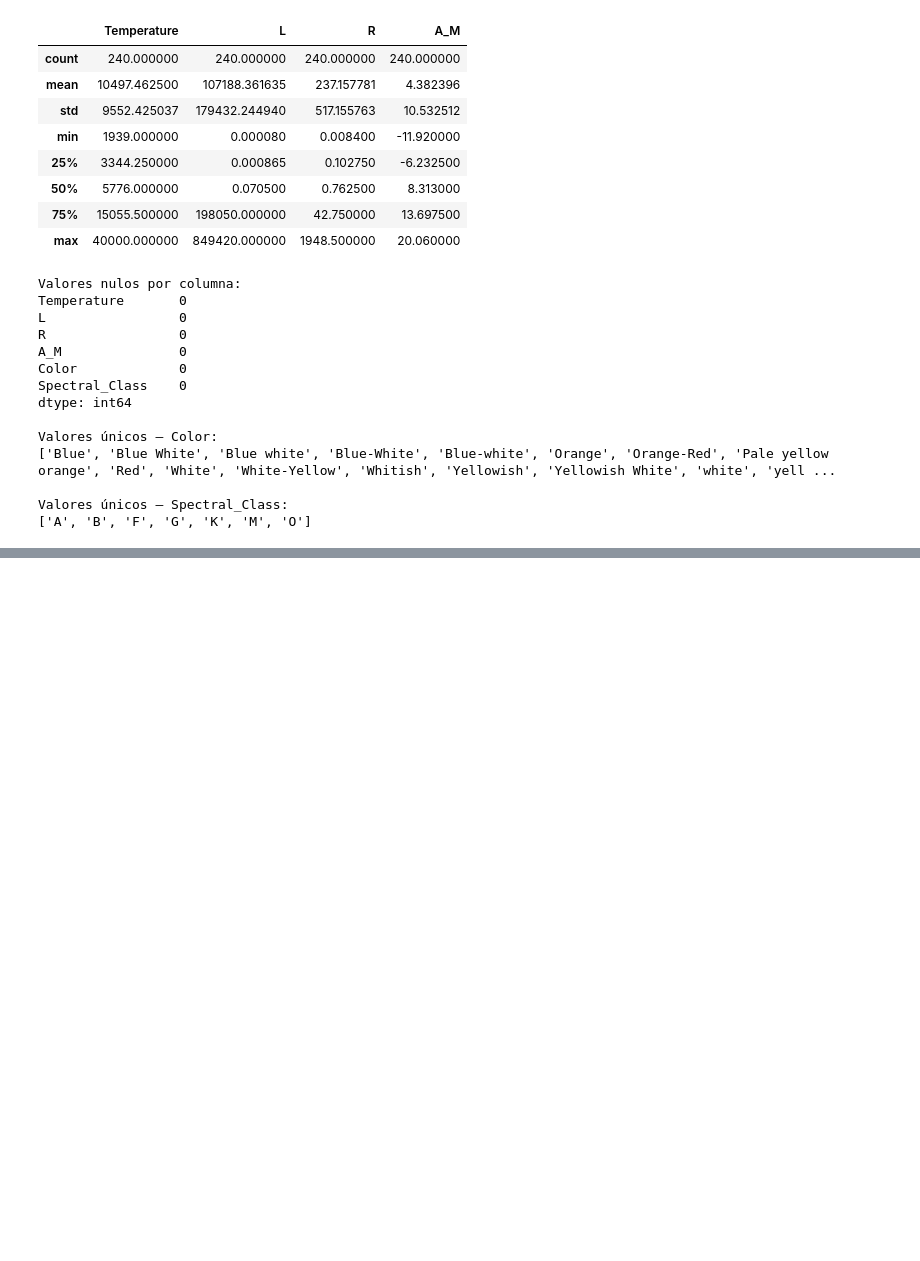
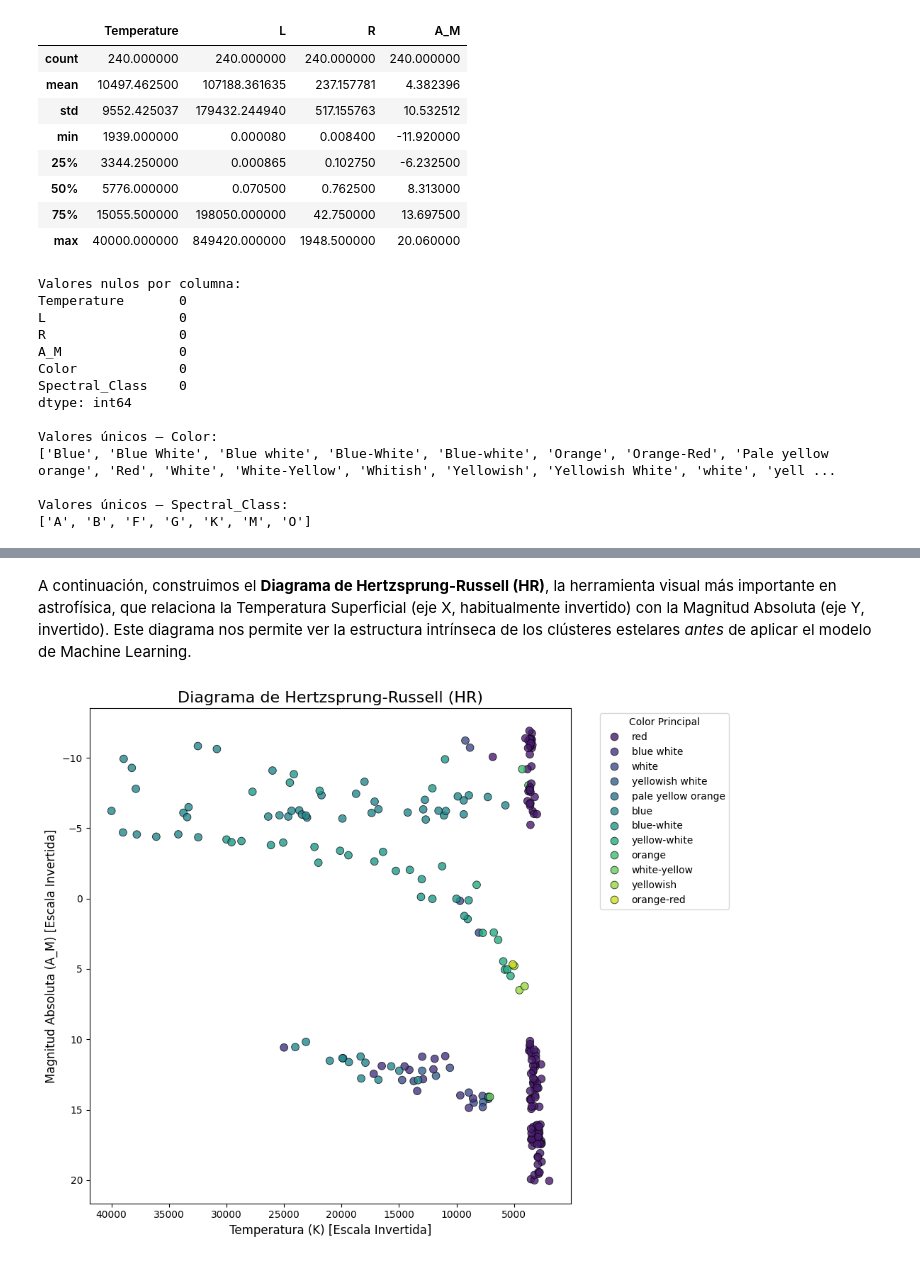
Before and after one commit to jmduroagea/clustering_practice, a Jupyter notebook: practica2.ipynb, the cells around one changed output, grey strips where cells are left out. Saved outputs shown, nothing was run; the diff lists cells and outputs as text; code cells hidden in the pictures; blank space fills up the shorter version.

```diff
--- a/practica2.ipynb
+++ b/practica2.ipynb
@@ -211,0 +272,34 @@ X_scaled_df.describe().round(4)
+# %% [markdown]
+A continuación, construimos el **Diagrama de Hertzsprung-Russell (HR)**, la herramienta visual más importante en astrofísica, que relaciona la Temperatura Superficial (eje X, habitualmente invertido) con la Magnitud Absoluta (eje Y, invertido). Este diagrama nos permite ver la estructura intrínseca de los clústeres estelares *antes* de aplicar el modelo de Machine Learning.
+# %%
+# ==========================================
+# EDA 2: DIAGRAMA DE HERTZSPRUNG-RUSSELL
+# ==========================================
+plt.figure(figsize=(10, 8))
+
+# Pintamos el scatter usando la codificación de color como hue para más detalle
+scatter = sns.scatterplot(
+    x="Temperature",
+    y="A_M",
+    hue="Color",
+    data=df,
+    palette="viridis",
+    s=60,
+    alpha=0.8,
+    edgecolor="black"
+)
+
+# En astronomía, el diagrama HR se pinta con la Temperatura decreciente hacia la derecha
+# y la Magnitud Absoluta (que a menor valor, mayor brillo) invertida.
+plt.gca().invert_xaxis()
+plt.gca().invert_yaxis()
+
+plt.title("Diagrama de Hertzsprung-Russell (HR)", fontsize=16)
+plt.xlabel("Temperatura (K) [Escala Invertida]", fontsize=12)
+plt.ylabel("Magnitud Absoluta (A_M) [Escala Invertida]", fontsize=12)
+plt.legend(title="Color Principal", bbox_to_anchor=(1.05, 1), loc='upper left')
+
+plt.tight_layout()
+plt.show()
+# %% [output]
+[figure, added]
```
Also changed, not shown: parts of 20 cells of this notebook.
